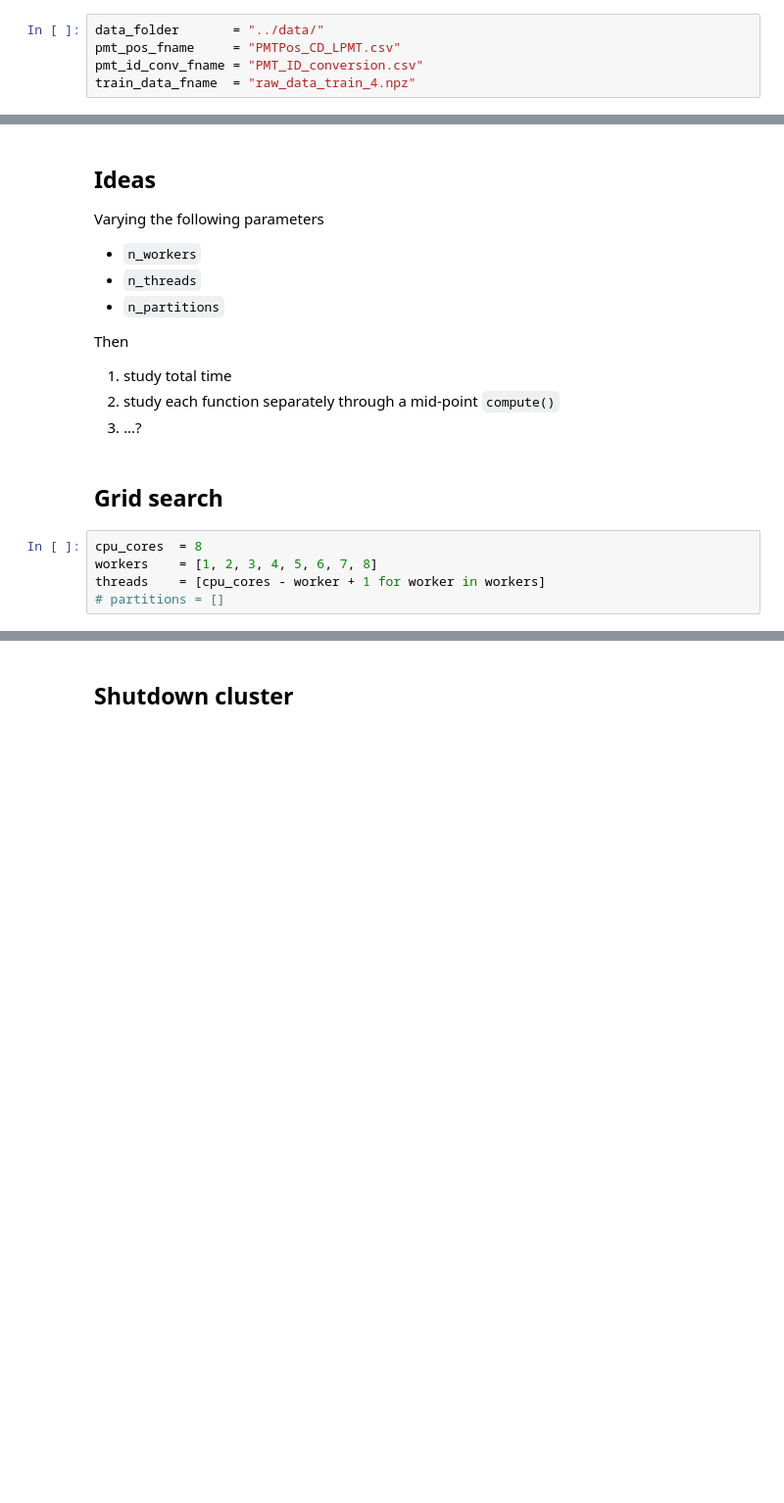
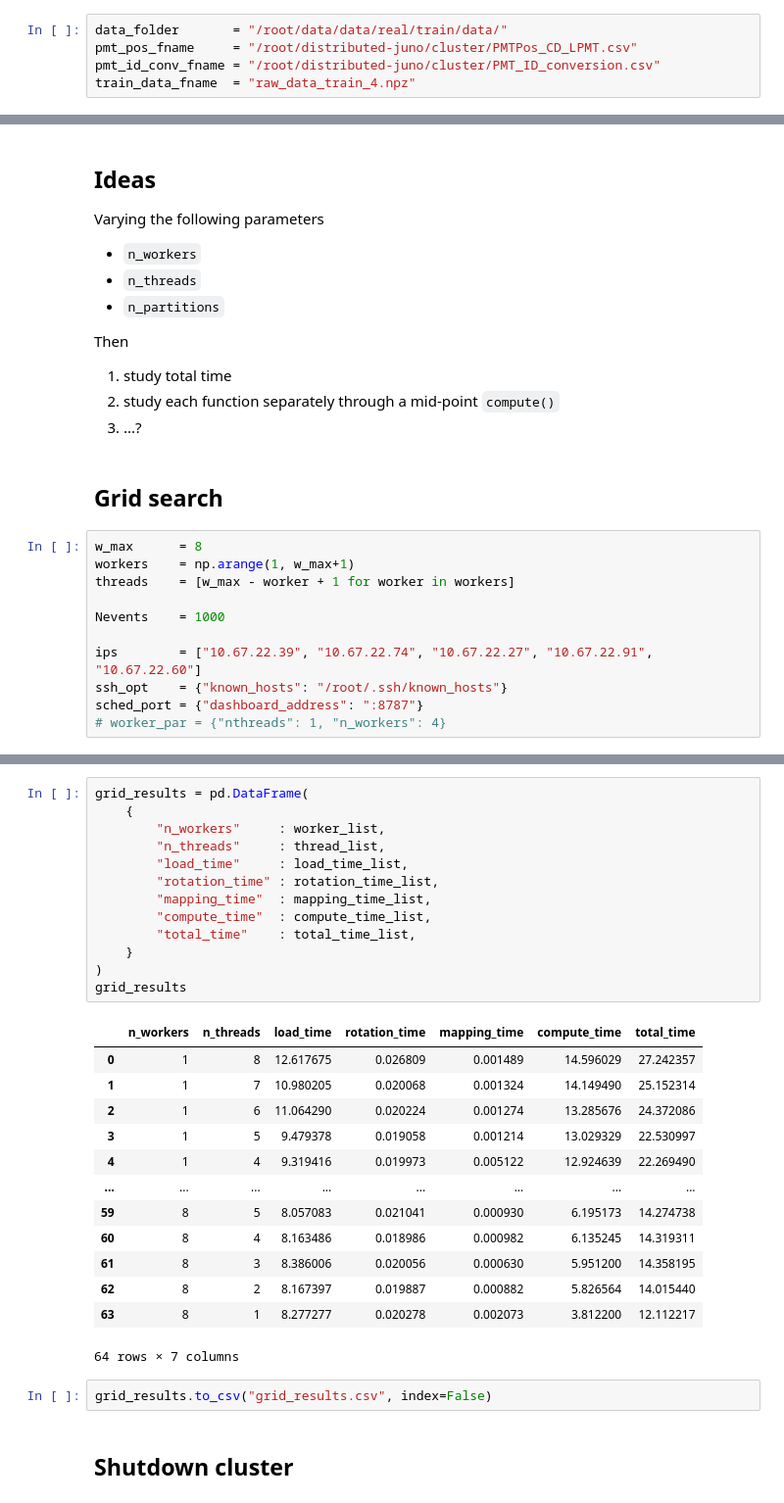
Before and after one commit to c0pp1/distributed-juno, a Jupyter notebook: dask/grid_search_local.ipynb, the cells around one changed output, grey strips where cells are left out. Shown at 98% size. Saved outputs shown, nothing was run; the diff lists cells and outputs as text; blank space fills up the shorter version.

Commit message:
grid search results

```diff
--- a/dask/grid_search_local.ipynb
+++ b/dask/grid_search_local.ipynb
@@ -129,8 +127,8 @@ def mapping_single_event(rotated_ev):
 # %% [markdown]
 ## Load mapping data
 # %%
-data_folder       = "../data/"
-pmt_pos_fname     = "PMTPos_CD_LPMT.csv"
-pmt_id_conv_fname = "PMT_ID_conversion.csv"
+data_folder       = "/root/data/data/real/train/data/"
+pmt_pos_fname     = "/root/distributed-juno/cluster/PMTPos_CD_LPMT.csv"
+pmt_id_conv_fname = "/root/distributed-juno/cluster/PMT_ID_conversion.csv"
 train_data_fname  = "raw_data_train_4.npz"
 # %%
@@ -201,7 +150,13 @@ Then
 # %% [markdown]
 ## Grid search
 # %%
-cpu_cores  = 8
-workers    = [1, 2, 3, 4, 5, 6, 7, 8]
-threads    = [cpu_cores - worker + 1 for worker in workers]
-# partitions = []
+w_max      = 8
+workers    = np.arange(1, w_max+1)
+threads    = [w_max - worker + 1 for worker in workers]
+
+Nevents    = 1000
+
+ips        = ["10.67.22.39", "10.67.22.74", "10.67.22.27", "10.67.22.91", "10.67.22.60"]
+ssh_opt    = {"known_hosts": "/root/.ssh/known_hosts"}
+sched_port = {"dashboard_address": ":8787"}
+# worker_par = {"nthreads": 1, "n_workers": 4}
@@ -208,3 +328,32 @@ threads    = [cpu_cores - worker + 1 for worker in workers]
+# %%
+grid_results = pd.DataFrame(
+    {
+        "n_workers"     : worker_list,
+        "n_threads"     : thread_list,
+        "load_time"     : load_time_list,
+        "rotation_time" : rotation_time_list,
+        "mapping_time"  : mapping_time_list,
+        "compute_time"  : compute_time_list,
+        "total_time"    : total_time_list,
+    }
+)
+grid_results
+# %% [output]
+|  | n_workers | n_threads | load_time | rotation_time | mapping_time | compute_time | total_time |
+| 0 | 1 | 8 | 12.617675 | 0.026809 | 0.001489 | 14.596029 | 27.242357 |
+| 1 | 1 | 7 | 10.980205 | 0.020068 | 0.001324 | 14.149490 | 25.152314 |
+| 2 | 1 | 6 | 11.064290 | 0.020224 | 0.001274 | 13.285676 | 24.372086 |
+| 3 | 1 | 5 | 9.479378 | 0.019058 | 0.001214 | 13.029329 | 22.530997 |
+| 4 | 1 | 4 | 9.319416 | 0.019973 | 0.005122 | 12.924639 | 22.269490 |
+| ... | ... | ... | ... | ... | ... | ... | ... |
+| 59 | 8 | 5 | 8.057083 | 0.021041 | 0.000930 | 6.195173 | 14.274738 |
+| 60 | 8 | 4 | 8.163486 | 0.018986 | 0.000982 | 6.135245 | 14.319311 |
+| 61 | 8 | 3 | 8.386006 | 0.020056 | 0.000630 | 5.951200 | 14.358195 |
+| 62 | 8 | 2 | 8.167397 | 0.019887 | 0.000882 | 5.826564 | 14.015440 |
+| 63 | 8 | 1 | 8.277277 | 0.020278 | 0.002073 | 3.812200 | 12.112217 |
+64 rows × 7 columns
+# %%
+grid_results.to_csv("grid_results.csv", index=False)
 # %% [markdown]
 ## Shutdown cluster
 # %%
```
Also changed, not shown: parts of 8 cells of this notebook, 2 other files.
